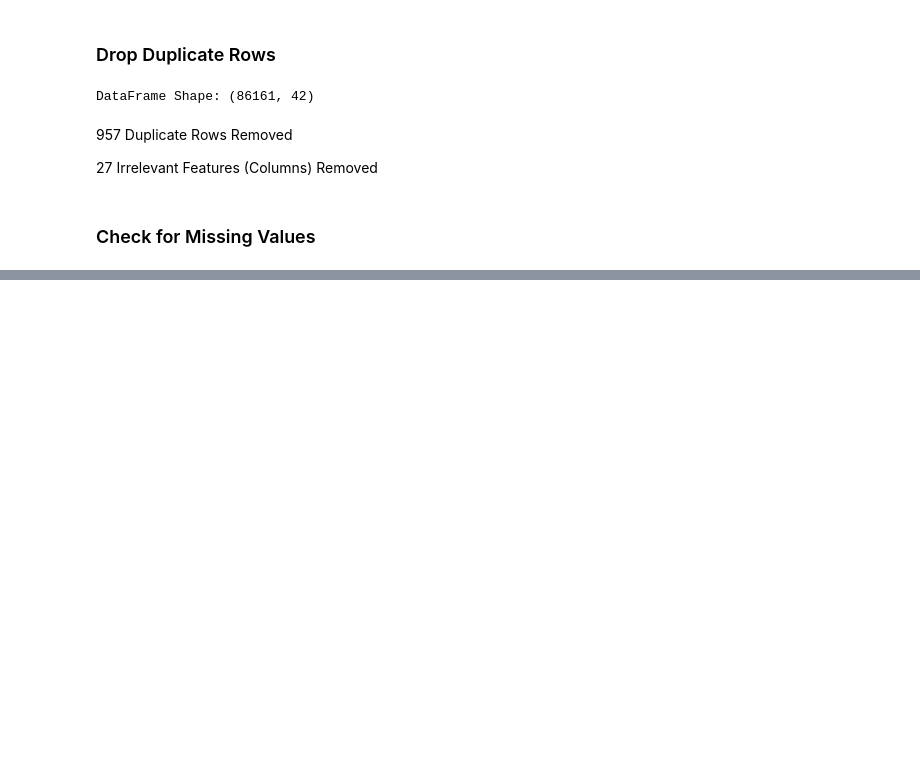
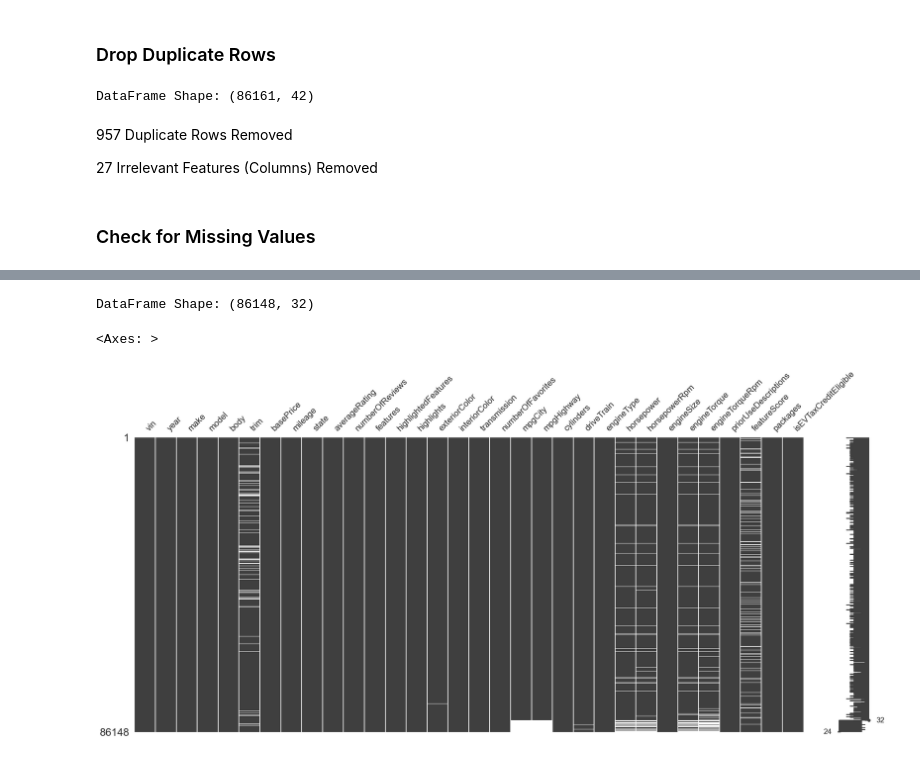
Before and after one commit to demyasa/Predictive-Analysis-of-Car-Trade-In-Values, a Jupyter notebook: EDA_2.ipynb, the cells around one changed output, grey strips where cells are left out. Saved outputs shown, nothing was run; the diff lists cells and outputs as text; code cells hidden in the pictures; blank space fills up the shorter version.

```diff
--- a/EDA_2.ipynb
+++ b/EDA_2.ipynb
@@ -199,0 +211,27 @@ There are 25 columns that have missing values.
+# %%
+# Remove missing values features
+missing_value_features = [
+    'review', 'repairPalData', 'types', 'vehicleSize',
+    'normalizedExteriorColor', 'normalizedInteriorColor', 'fuelType',
+    'originalBatteryRangeInMiles', 'originalPrice', 'series'
+]
+
+df = df.drop(columns = missing_value_features, axis = 1)
+
+# Remove missing value rows for the following features
+missing_value_rows = [
+    'engineSize', 'engineType', 'body', 'transmission'
+]
+
+df.dropna(subset=missing_value_rows,how='any',inplace=True)
+
+print("DataFrame Shape:", df.shape)
+# %% [output]
+DataFrame Shape: (86148, 32)
+# %%
+# Check the remaining missing values with the missingno matrix, sorting by the mpg feature columns
+sorted_mpg = df.sort_values('mpgCity')
+msno.matrix(sorted_mpg)
+# %% [output]
+<Axes: >
+[figure, added]
```
Also changed, not shown: parts of 9 cells of this notebook.
